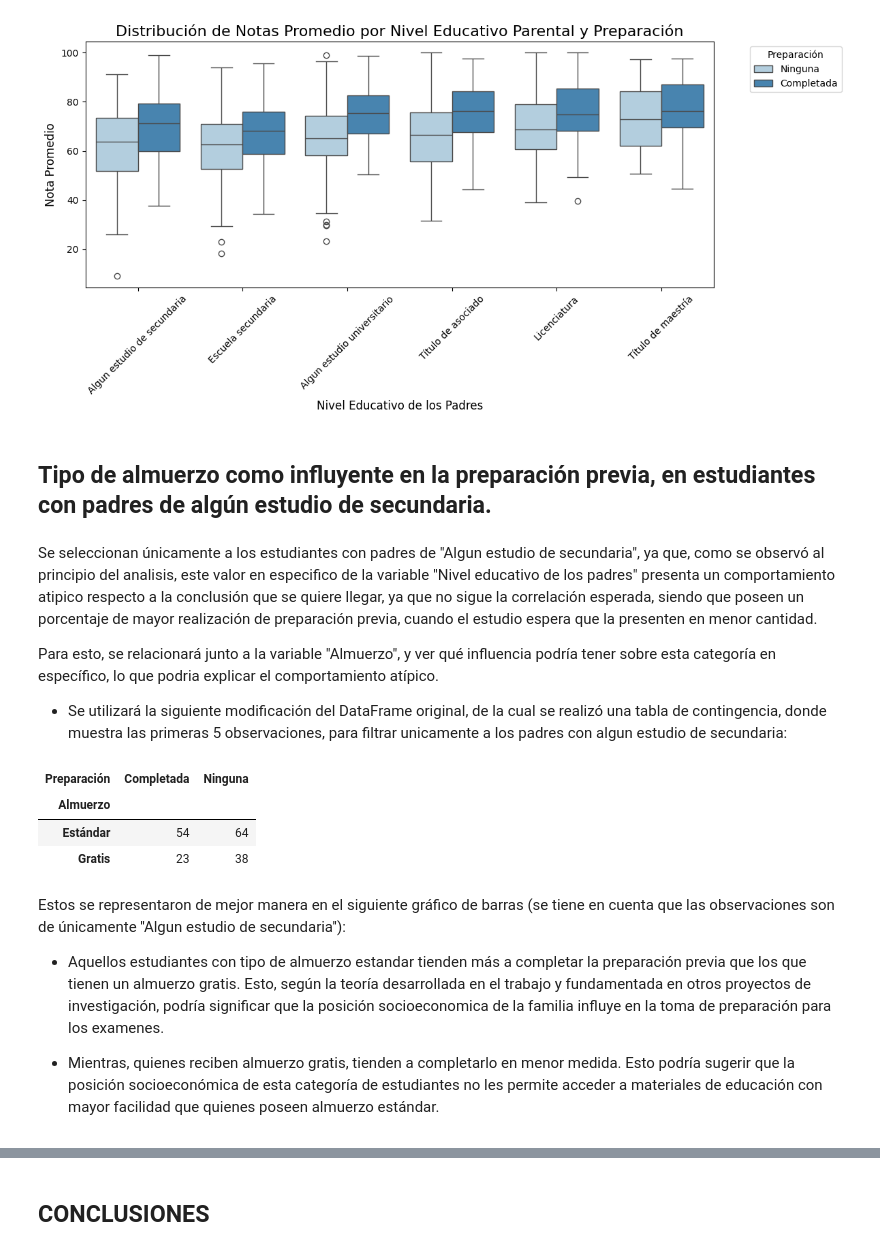
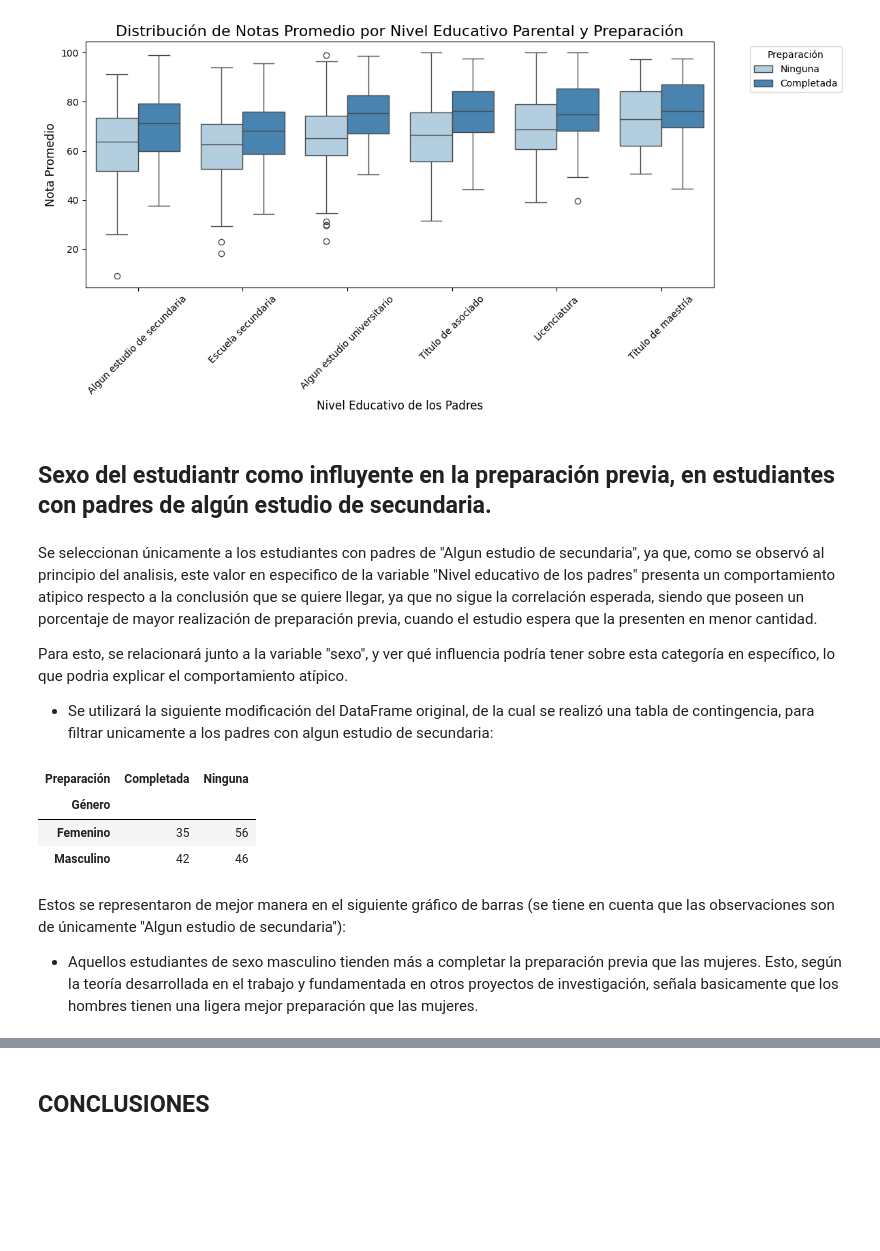
Before and after one commit to Zadquiel-niev/StudentsPerformance-G5-G6-Grupo-5, a Jupyter notebook: jupyter.ipynb, the cells around one changed output, grey strips where cells are left out. Drawn from its saved outputs; the diff is of its cells as text; code cells hidden in the pictures; blank space fills up the shorter version.

```diff
--- a/jupyter.ipynb
+++ b/jupyter.ipynb
@@ -29,8 +29,7 @@ csv = ('https://raw.githubusercontent.com/Rickfer14/StudentsPerformance-G5-G6-Gr
 'miento%20de%20los%20estudiantes%20de%205to%20y%206to%20grado.csv')
 df = pd.read_csv(csv)
 
-df = df.drop(columns=['Raza', 'Nota en matemáticas', 'Nota en lectura', 'Nota en escritura', 'Nota', 'Género'])
-df['Almuerzo'] = df['Almuerzo'].replace({'Gratis/Reducido': 'Gratis'})
+df = df.drop(columns=['Raza', 'Nota en matemáticas', 'Nota en lectura', 'Nota en escritura', 'Nota', 'Almuerzo'])
 
 #mostrar primeras 5 filas del csv
 df.head(5)
@@ -255,38 +254,36 @@ plt.tight_layout()
 # %% [output]
 [figure]
 # %% [markdown]
-## **Tipo de almuerzo como influyente en la preparación previa, en estudiantes con padres de algún estudio de secundaria.**
+## **Sexo del estudiantr como influyente en la preparación previa, en estudiantes con padres de algún estudio de secundaria.**
 # %% [markdown]
 Se seleccionan únicamente a los estudiantes con padres de "Algun estudio de secundaria", ya que, como se observó al principio del analisis, este valor en especifico de la variable "Nivel educativo de los padres" presenta un comportamiento atipico respecto a la conclusión que se quiere llegar, ya que no sigue la correlación esperada, siendo que poseen un porcentaje de mayor realización de preparación previa, cuando el estudio espera que la presenten en menor cantidad.
 
-Para esto, se relacionará junto a la variable "Almuerzo", y ver qué influencia podría tener sobre esta categoría en específico, lo que podria explicar el comportamiento atípico.
+Para esto, se relacionará junto a la variable "sexo", y ver qué influencia podría tener sobre esta categoría en específico, lo que podria explicar el comportamiento atípico.
 
-- Se utilizará la siguiente modificación del DataFrame original, de la cual se realizó una tabla de contingencia, donde muestra las primeras 5 observaciones, para filtrar unicamente a los padres con algun estudio de secundaria:
+- Se utilizará la siguiente modificación del DataFrame original, de la cual se realizó una tabla de contingencia, para filtrar unicamente a los padres con algun estudio de secundaria:
 # %%
 # Tabla de contingencia para tipo de almuerzo y preparación
 df_filtrado = df[df['Nivel educativo de los padres'] == 'Algun estudio de secundaria']
 
-crosstab_almuerzo = pd.crosstab(df_filtrado['Almuerzo'], df_filtrado['Preparación'])
+crosstab_almuerzo = pd.crosstab(df_filtrado['Género'], df_filtrado['Preparación'])
 
 pd.set_option('display.notebook_repr_html', True)
 
 def _repr_latex_(self):
     return "{%s}" % self.to_latex()
 
 pd._repr_latex_ = _repr_latex_
 
 crosstab_almuerzo
 # %% [output]
 | Preparación | Completada | Ninguna |
-| Almuerzo |  |  |
-| Estándar | 54 | 64 |
-| Gratis | 23 | 38 |
+| Género |  |  |
+| Femenino | 35 | 56 |
+| Masculino | 42 | 46 |
 # %% [markdown]
 Estos se representaron de mejor manera en el siguiente gráfico de barras (se tiene en cuenta que las observaciones son de únicamente ''Algun estudio de secundaria''):
 
-- Aquellos estudiantes con tipo de almuerzo estandar tienden más a completar la preparación previa que los que tienen un almuerzo gratis. Esto, según la teoría desarrollada en el trabajo y fundamentada en otros proyectos de investigación, podría significar que la posición socioeconomica de la familia influye en la toma de preparación para los examenes.
-
-- Mientras, quienes reciben almuerzo gratis, tienden a completarlo en menor medida. Esto podría sugerir que la posición socioeconómica de esta categoría de estudiantes no les permite acceder a materiales de educación con mayor facilidad que quienes poseen almuerzo estándar.
+- Aquellos estudiantes de sexo masculino tienden más a completar la preparación previa que las mujeres. Esto, según la teoría desarrollada en el trabajo y fundamentada en otros proyectos de investigación, señala basicamente que los hombres tienen una ligera mejor preparación que las mujeres.
 # %%
 # Creando gráfico de barras agrupadas
 crosstab_almuerzo.plot(kind='bar',
```
Also changed, not shown: parts of 7 cells of this notebook, 1 other file.
